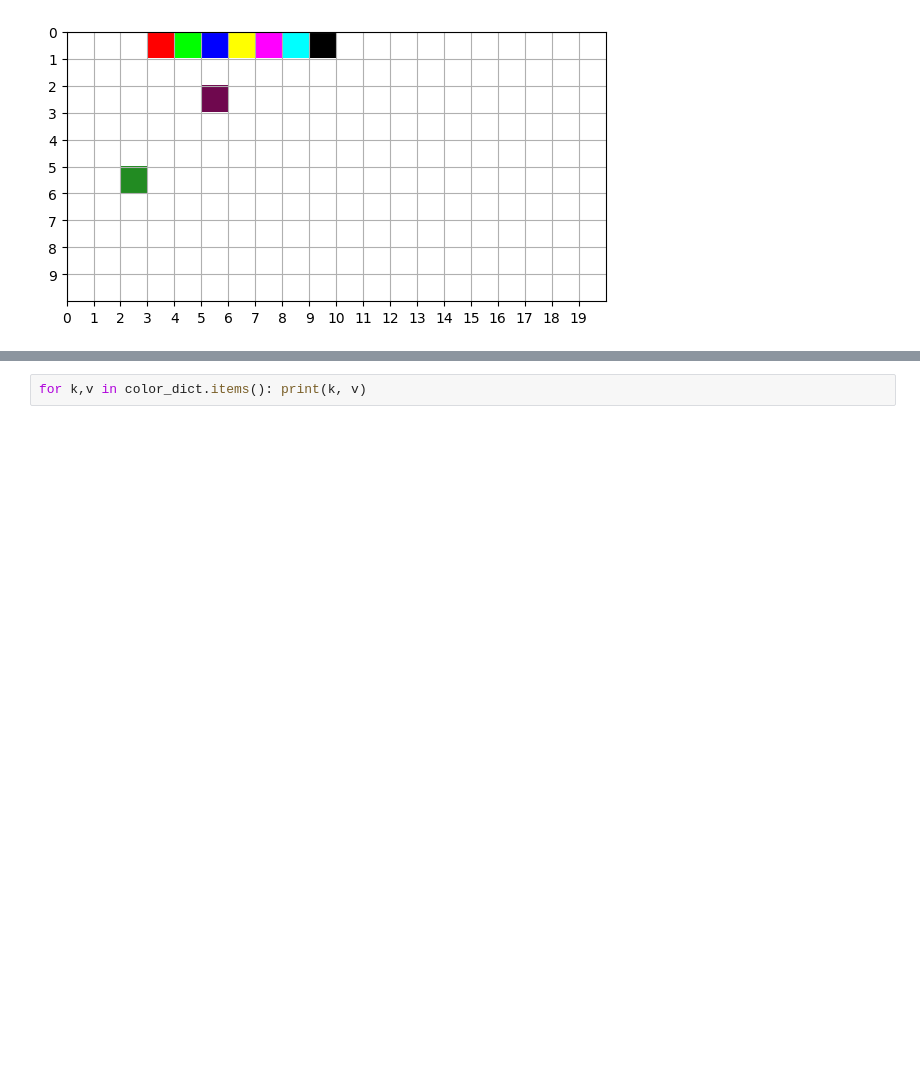
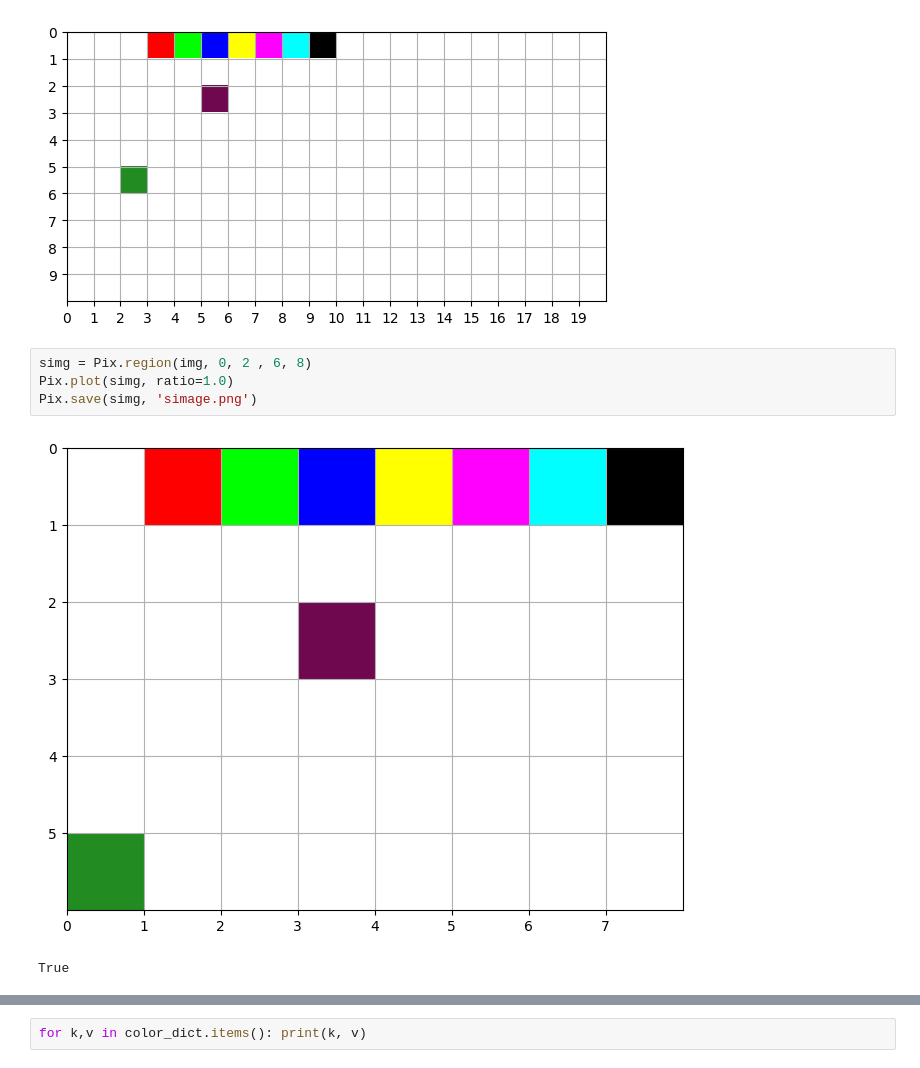
Before and after one commit to auto-notify-ps/known, a Jupyter notebook: test.ipynb, the cells around one changed output, grey strips where cells are left out. Cells and saved outputs as stored; diff of their text form; blank space fills up the shorter version.

```diff
--- a/test.ipynb
+++ b/test.ipynb
@@ -375,3 +288,10 @@ img=Pix.load('image.png')
 Pix.plot(img, ratio=0.35)
 # %% [output]
 [figure]
+# %%
+simg = Pix.region(img, 0, 2 , 6, 8)
+Pix.plot(simg, ratio=1.0)
+Pix.save(simg, 'simage.png')
+# %% [output]
+[figure, added]
+True
```
Also changed, not shown: parts of 13 cells of this notebook, 4 other files.
